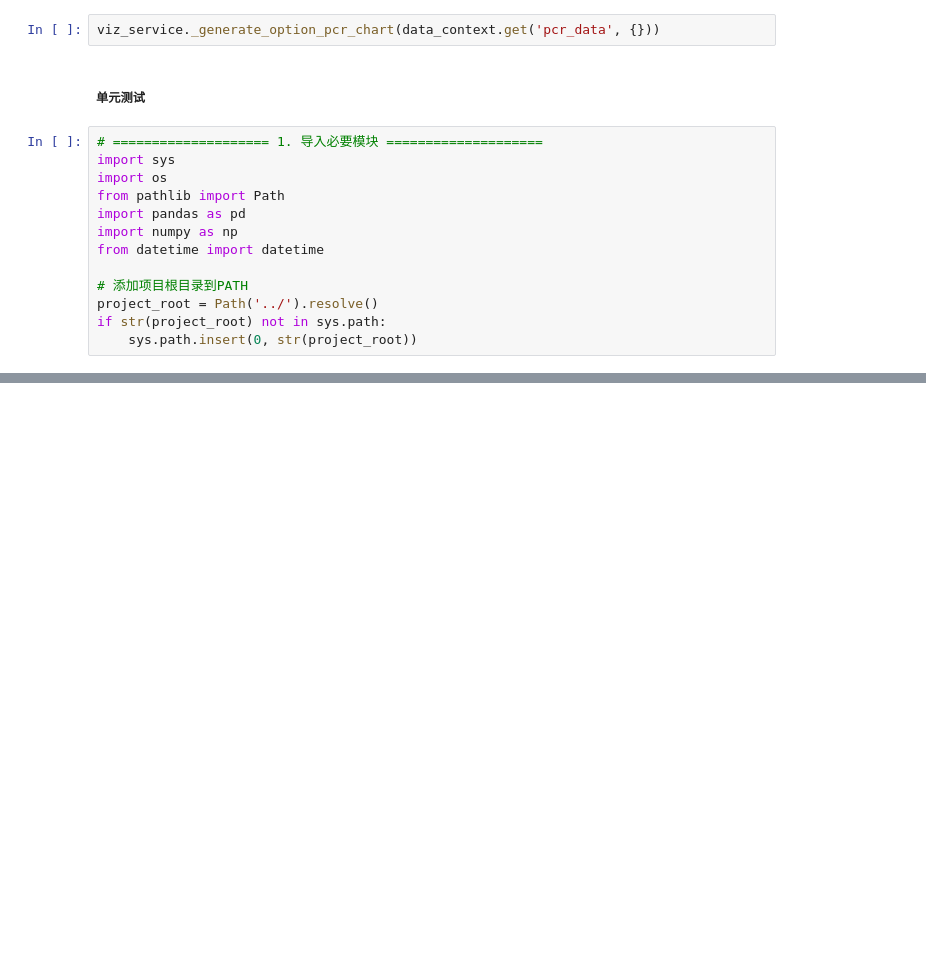
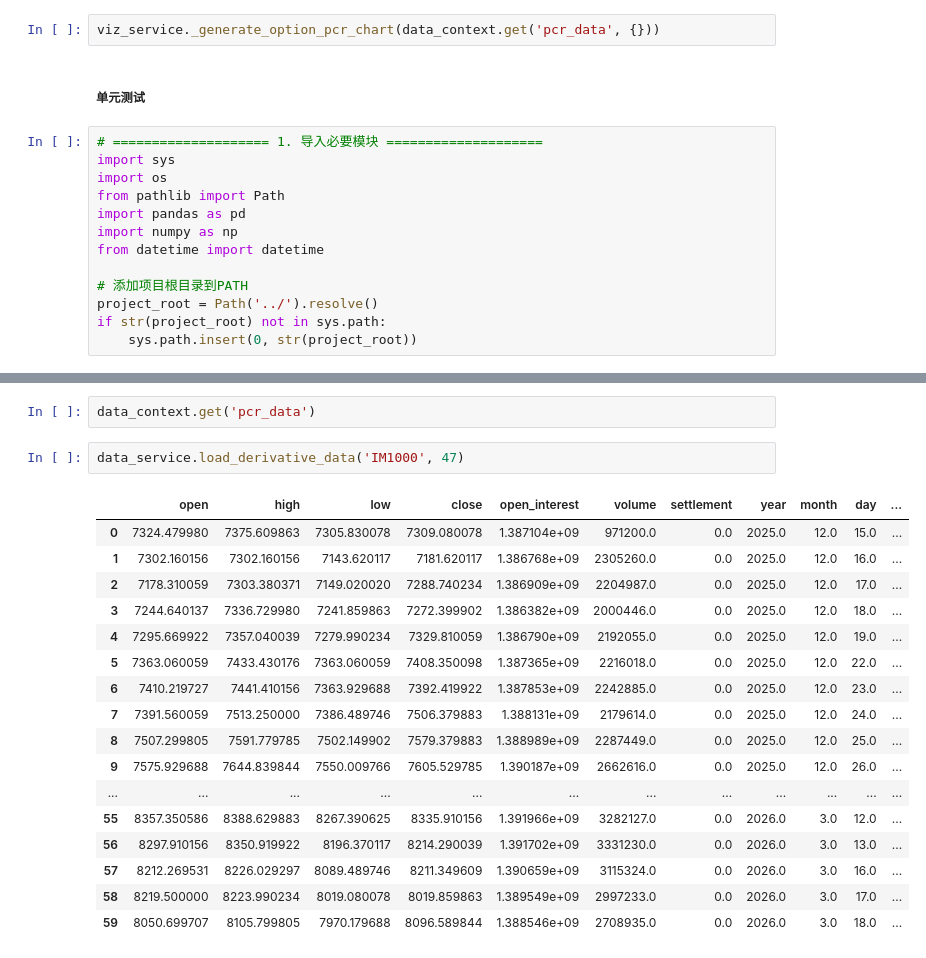
Before and after one commit to u588/app, a Jupyter notebook: AiStock/market_state_system_v6/notebooks/example_integration_v6.ipynb, the cells around one changed output, grey strips where cells are left out. Cells and saved outputs as stored; diff of their text form; blank space fills up the shorter version.

```diff
--- a/AiStock/market_state_system_v6/notebooks/example_integration_v6.ipynb
+++ b/AiStock/market_state_system_v6/notebooks/example_integration_v6.ipynb
@@ -466,0 +400,22 @@ print("\n🎉 所有验证通过！系统可稳定运行。")
+# %%
+data_context.get('pcr_data')
+# %%
+data_service.load_derivative_data('IM1000', 47)
+# %% [output]
+|  | open | high | low | close | open_interest | volume | settlement | year | month | day | ... |
+| 0 | 7324.479980 | 7375.609863 | 7305.830078 | 7309.080078 | 1.387104e+09 | 971200.0 | 0.0 | 2025.0 | 12.0 | 15.0 | ... |
+| 1 | 7302.160156 | 7302.160156 | 7143.620117 | 7181.620117 | 1.386768e+09 | 2305260.0 | 0.0 | 2025.0 | 12.0 | 16.0 | ... |
+| 2 | 7178.310059 | 7303.380371 | 7149.020020 | 7288.740234 | 1.386909e+09 | 2204987.0 | 0.0 | 2025.0 | 12.0 | 17.0 | ... |
+| 3 | 7244.640137 | 7336.729980 | 7241.859863 | 7272.399902 | 1.386382e+09 | 2000446.0 | 0.0 | 2025.0 | 12.0 | 18.0 | ... |
+| 4 | 7295.669922 | 7357.040039 | 7279.990234 | 7329.810059 | 1.386790e+09 | 2192055.0 | 0.0 | 2025.0 | 12.0 | 19.0 | ... |
+| 5 | 7363.060059 | 7433.430176 | 7363.060059 | 7408.350098 | 1.387365e+09 | 2216018.0 | 0.0 | 2025.0 | 12.0 | 22.0 | ... |
+| 6 | 7410.219727 | 7441.410156 | 7363.929688 | 7392.419922 | 1.387853e+09 | 2242885.0 | 0.0 | 2025.0 | 12.0 | 23.0 | ... |
+| 7 | 7391.560059 | 7513.250000 | 7386.489746 | 7506.379883 | 1.388131e+09 | 2179614.0 | 0.0 | 2025.0 | 12.0 | 24.0 | ... |
+| 8 | 7507.299805 | 7591.779785 | 7502.149902 | 7579.379883 | 1.388989e+09 | 2287449.0 | 0.0 | 2025.0 | 12.0 | 25.0 | ... |
+| 9 | 7575.929688 | 7644.839844 | 7550.009766 | 7605.529785 | 1.390187e+09 | 2662616.0 | 0.0 | 2025.0 | 12.0 | 26.0 | ... |
+| ... | ... | ... | ... | ... | ... | ... | ... | ... | ... | ... | ... |
+| 55 | 8357.350586 | 8388.629883 | 8267.390625 | 8335.910156 | 1.391966e+09 | 3282127.0 | 0.0 | 2026.0 | 3.0 | 12.0 | ... |
+| 56 | 8297.910156 | 8350.919922 | 8196.370117 | 8214.290039 | 1.391702e+09 | 3331230.0 | 0.0 | 2026.0 | 3.0 | 13.0 | ... |
+| 57 | 8212.269531 | 8226.029297 | 8089.489746 | 8211.349609 | 1.390659e+09 | 3115324.0 | 0.0 | 2026.0 | 3.0 | 16.0 | ... |
+| 58 | 8219.500000 | 8223.990234 | 8019.080078 | 8019.859863 | 1.389549e+09 | 2997233.0 | 0.0 | 2026.0 | 3.0 | 17.0 | ... |
+| 59 | 8050.699707 | 8105.799805 | 7970.179688 | 8096.589844 | 1.388546e+09 | 2708935.0 | 0.0 | 2026.0 | 3.0 | 18.0 | ... |
```
Also changed, not shown: parts of 5 cells of this notebook, 3 other files.
